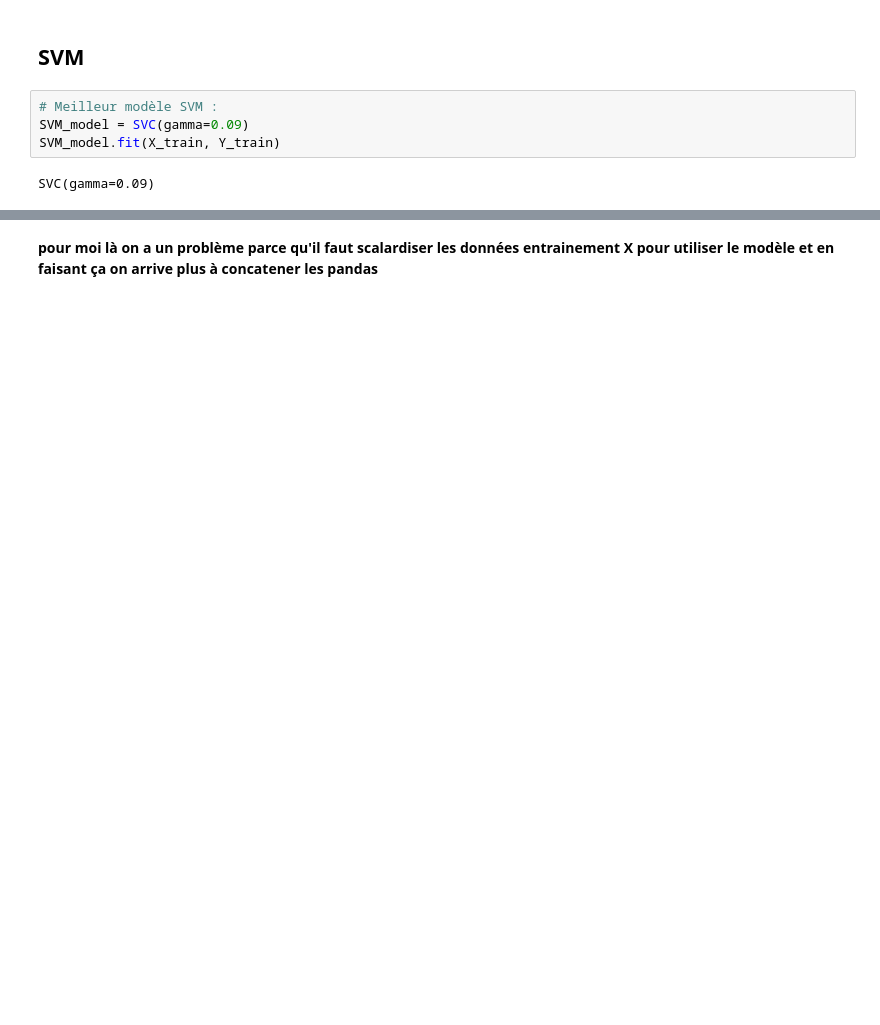
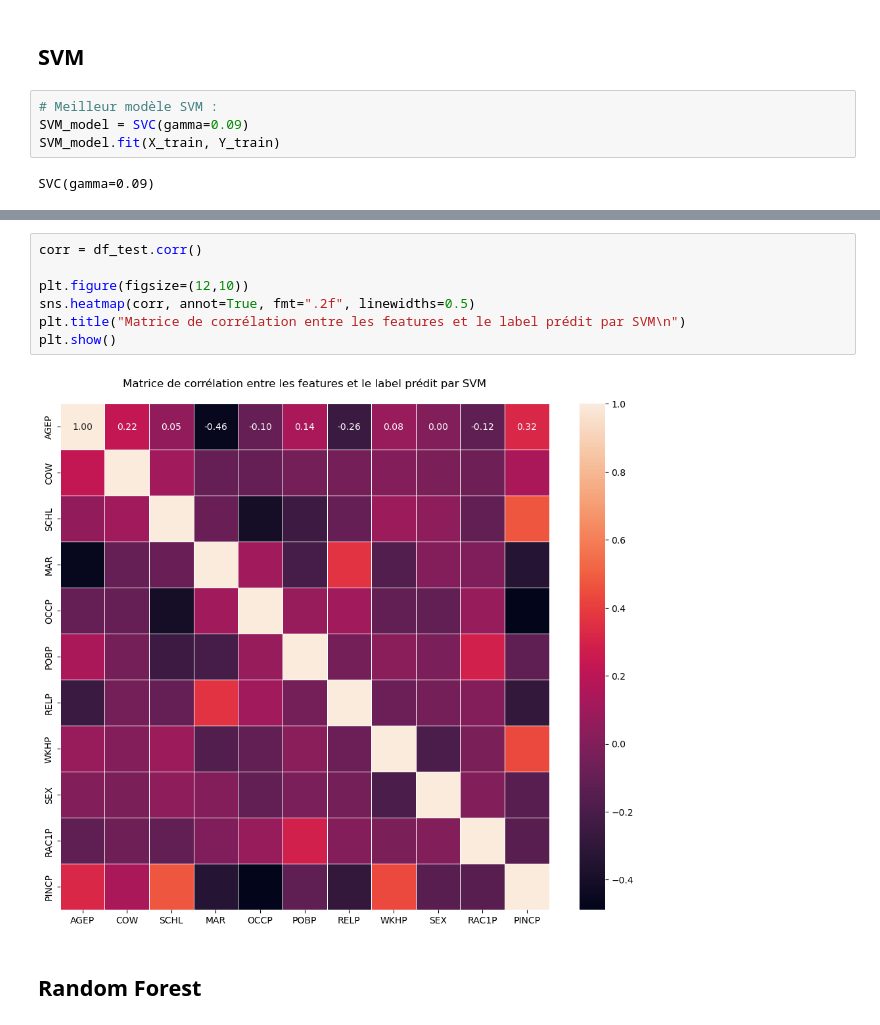
Before and after one commit to thomasclgnt/AS, a Jupyter notebook: Explicabilite.ipynb, the cells around one changed output, grey strips where cells are left out. Saved outputs shown, nothing was run; the diff lists cells and outputs as text; blank space fills up the shorter version.

```diff
--- a/Explicabilite.ipynb
+++ b/Explicabilite.ipynb
@@ -103,2 +101,11 @@ df_train
-# %% [markdown]
-**pour moi là on a un problème parce qu'il faut scalardiser les données entrainement X pour utiliser le modèle et en faisant ça on arrive plus à concatener les pandas**
+# %%
+corr = df_test.corr()
+
+plt.figure(figsize=(12,10))
+sns.heatmap(corr, annot=True, fmt=".2f", linewidths=0.5)
+plt.title("Matrice de corrélation entre les features et le label prédit par SVM\n")
+plt.show()
+# %% [output]
+[figure, added]
+# %% [markdown]
+## Random Forest
```
Also changed, not shown: parts of 52 cells of this notebook.
